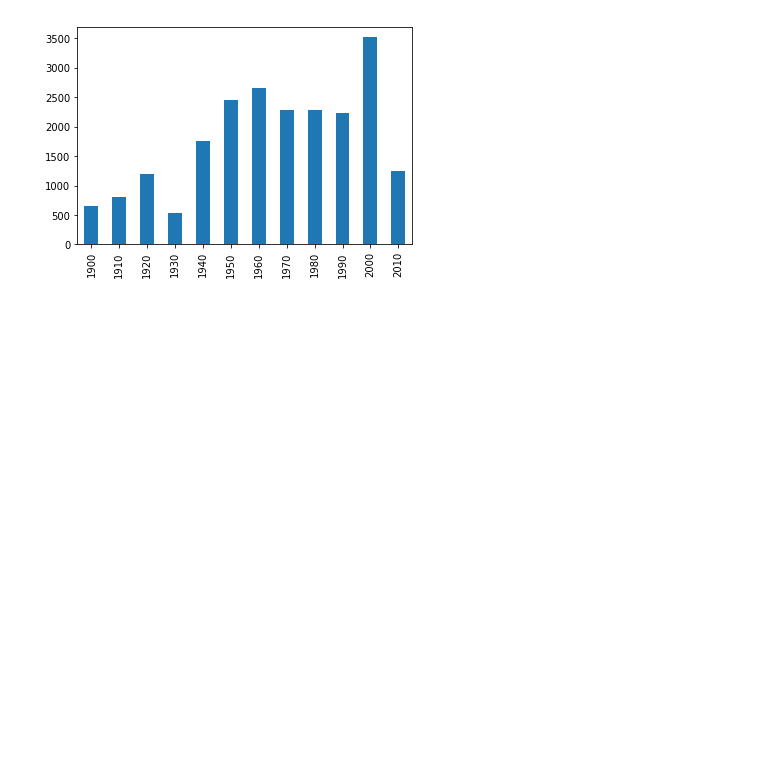
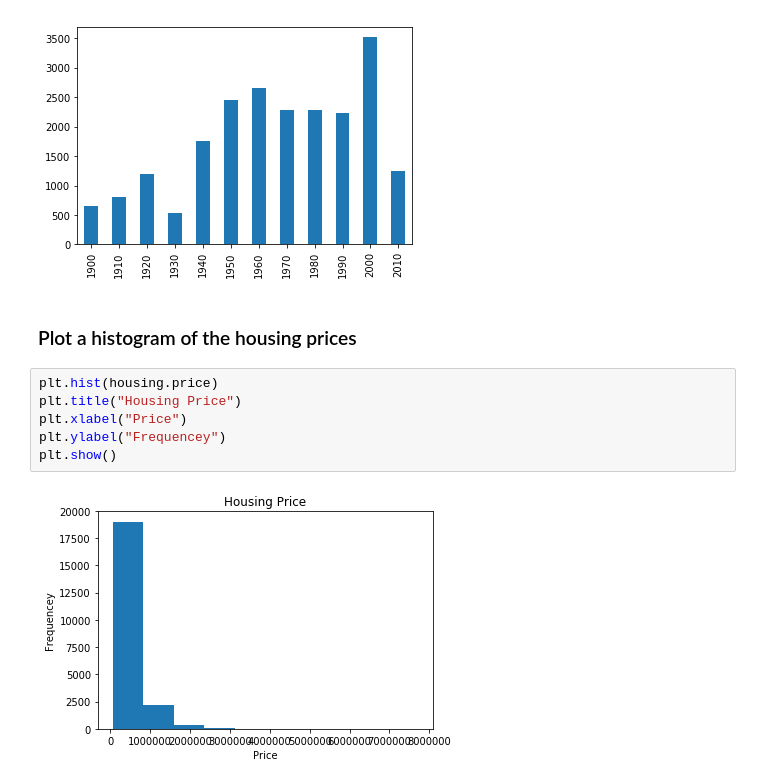
Before and after one commit to jiadai777/predict-housing-price-project, a Jupyter notebook: predict_housing_price.ipynb, the cells around one changed output. Saved outputs shown, nothing was run; the diff lists cells and outputs as text; blank space fills up the shorter version.

```diff
--- a/predict_housing_price.ipynb
+++ b/predict_housing_price.ipynb
@@ -158,3 +179,13 @@ decade_houses.value_counts().sort_index().plot(kind="bar")
 plt.show()
 # %% [output]
 [figure]
+# %% [markdown]
+### Plot a histogram of the housing prices
+# %%
+plt.hist(housing.price)
+plt.title("Housing Price")
+plt.xlabel("Price")
+plt.ylabel("Frequencey")
+plt.show()
+# %% [output]
+[figure, added]
```
Also changed, not shown: parts of 3 cells of this notebook.
